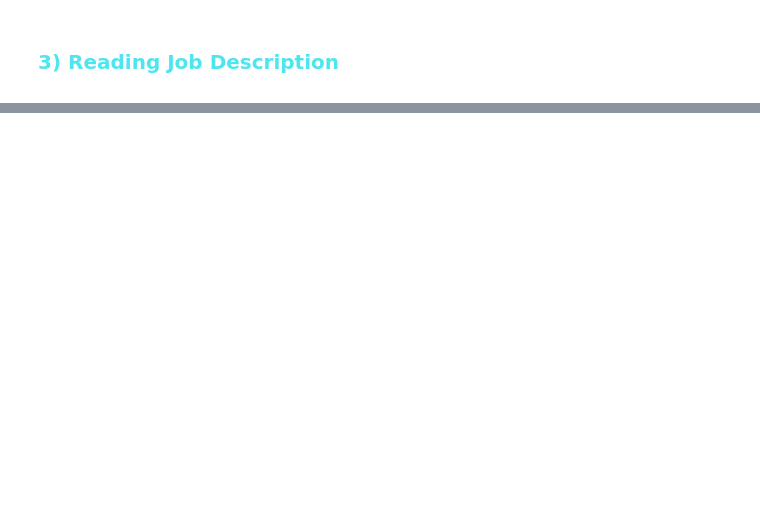
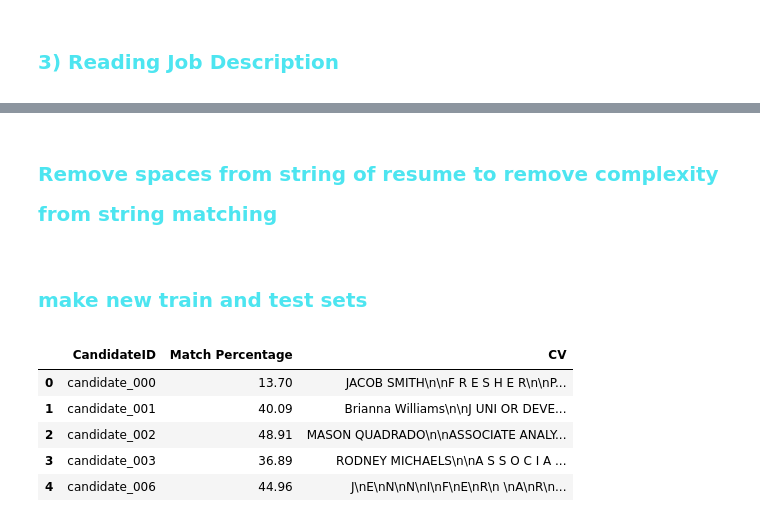
Before and after one commit to Prash8830/ML-Projects, a Jupyter notebook: A_Perfect_Fit/A_perfect_fit.ipynb, the cells around one changed output, grey strips where cells are left out. Saved outputs shown, nothing was run; the diff lists cells and outputs as text; code cells hidden in the pictures; blank space fills up the shorter version.

```diff
--- a/A_Perfect_Fit/A_perfect_fit.ipynb
+++ b/A_Perfect_Fit/A_perfect_fit.ipynb
@@ -257,0 +275,15 @@ jd[:5] #print first 5 lines
+# %% [markdown]
+<h1 style='color: rgb(77, 229, 240); text-align: left; font-family: cursive;font-size: 20px;'>Remove spaces from string of resume to remove complexity from string matching</h1>
+# %% [markdown]
+<h1 style='color: rgb(77, 229, 240); text-align: left; font-family: cursive;font-size: 20px;'>make new train and test sets</h1>
+# %%
+# train1 for approach1
+train1=train
+train1.head()
+# %% [output]
+|  | CandidateID | Match Percentage | CV |
+| 0 | candidate_000 | 13.70 | JACOB SMITH\n\nF R E S H E R\n\nP... |
+| 1 | candidate_001 | 40.09 | Brianna Williams\n\nJ UNI OR DEVE... |
+| 2 | candidate_002 | 48.91 | MASON QUADRADO\n\nASSOCIATE ANALY... |
+| 3 | candidate_003 | 36.89 | RODNEY MICHAELS\n\nA S S O C I A ... |
+| 4 | candidate_006 | 44.96 | J\nE\nN\nN\nI\nF\nE\nR\n \nA\nR\n... |
```
Also changed, not shown: parts of 34 cells of this notebook.
